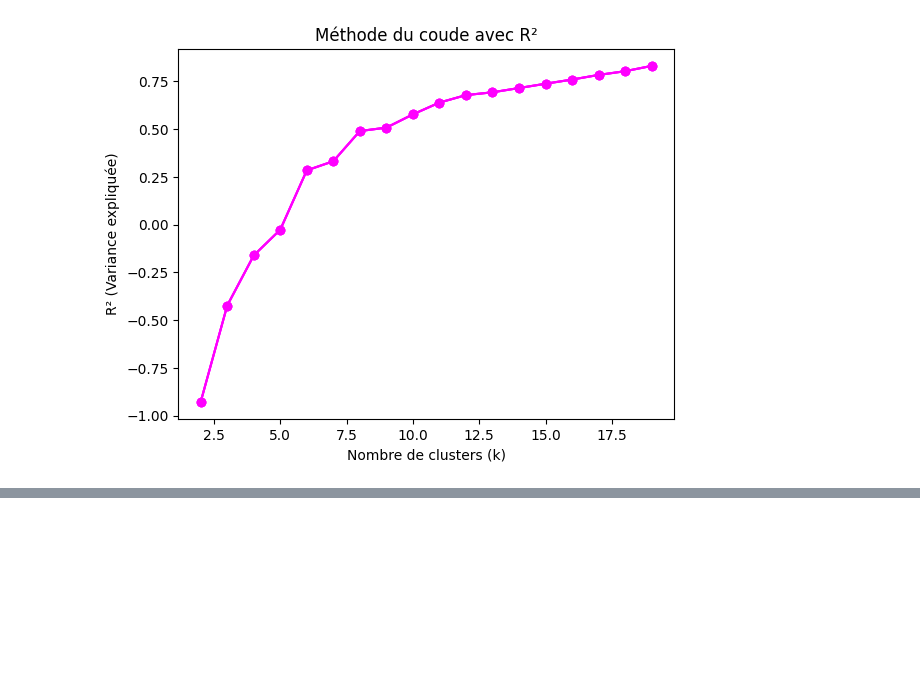
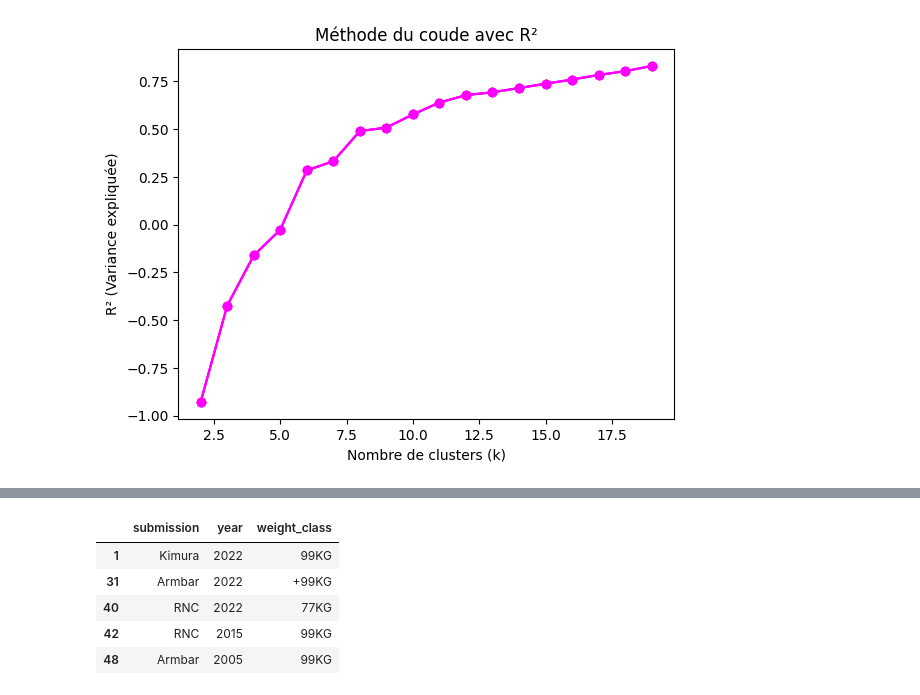
Before and after one commit to iliasak47/adcc, a Jupyter notebook: Clustering_ADCC.ipynb, the cells around one changed output, grey strips where cells are left out. Cells and saved outputs as stored; diff of their text form; code cells hidden in the pictures; blank space fills up the shorter version.

```diff
--- a/Clustering_ADCC.ipynb
+++ b/Clustering_ADCC.ipynb
@@ -520,0 +535,13 @@ ax.scatter(standardized_adcc['DECISION'], standardized_adcc['POINTS'], standardi
+# %%
+asso_rules=adcc[['submission','year','weight_class']]
+# %%
+asso_rules= asso_rules[asso_rules['submission'].notna()]
+# %%
+asso_rules.head()
+# %% [output]
+|  | submission | year | weight_class |
+| 1 | Kimura | 2022 | 99KG |
+| 31 | Armbar | 2022 | +99KG |
+| 40 | RNC | 2022 | 77KG |
+| 42 | RNC | 2015 | 99KG |
+| 48 | Armbar | 2005 | 99KG |
```
Also changed, not shown: parts of 28 cells of this notebook.
